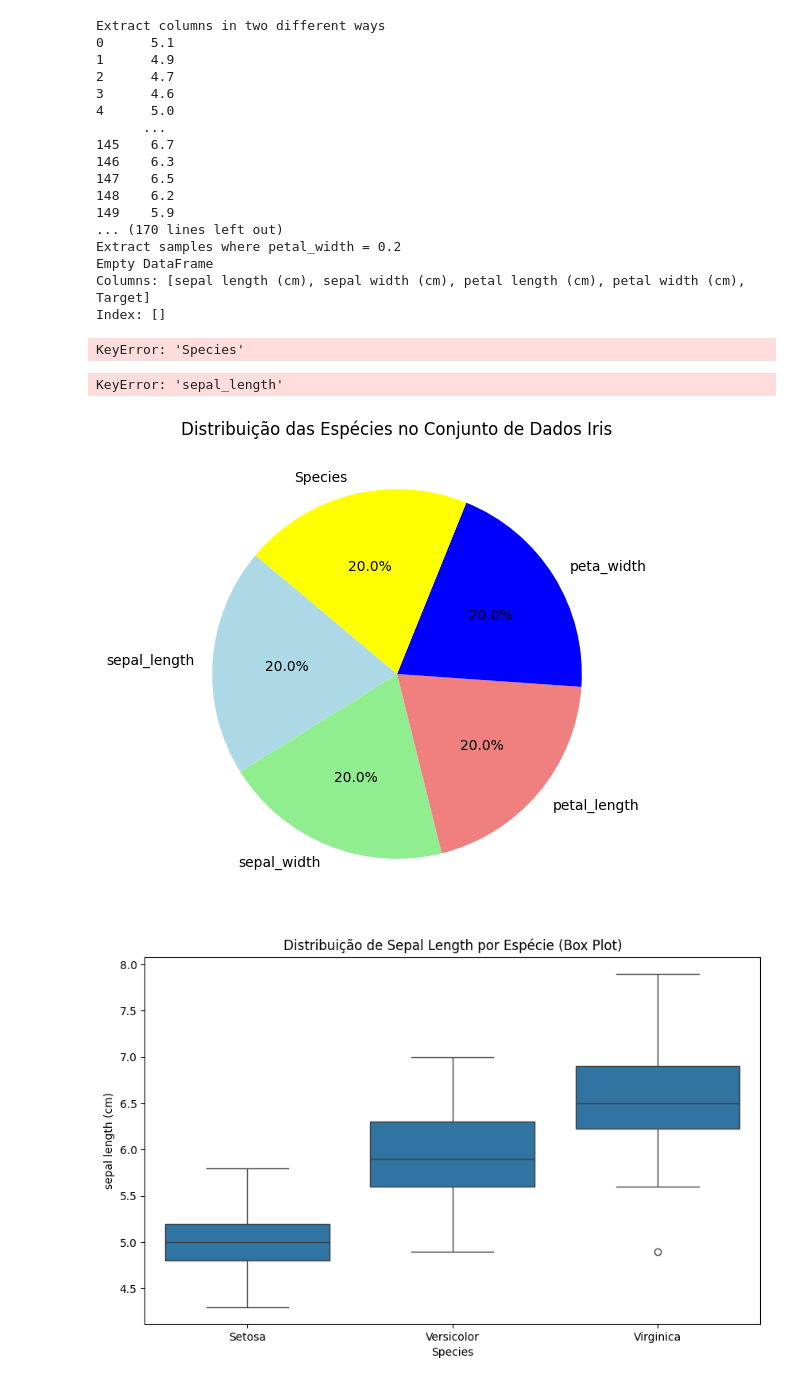
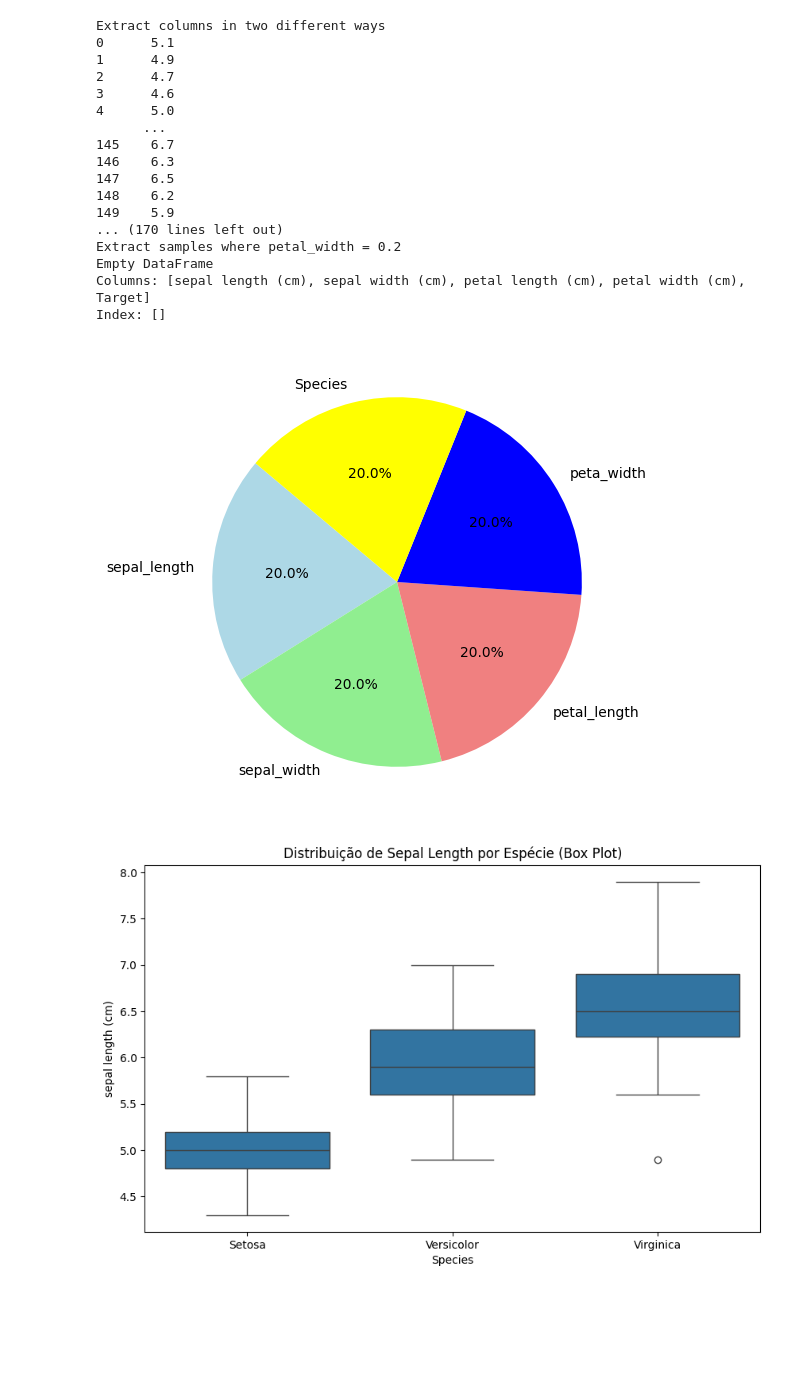
Before and after one commit to Cindy-eng/AI-Data-Engineer--Assignments, a Jupyter notebook: 11_Data_analysis_of_iris.ipynb, the cells around one changed output. Cells and saved outputs as stored; diff of their text form; code cells hidden in the pictures; blank space fills up the shorter version.

```diff
--- a/11_Data_analysis_of_iris.ipynb
+++ b/11_Data_analysis_of_iris.ipynb
@@ -135,41 +137,13 @@ Index: []
 # %%
 #Problem 6: Creation of a diagram
 import matplotlib.pyplot as plt
-import seaborn as sns
-df['Species'].value_counts().plot.pie(autopct='%1.1f%%')
+labels = ['sepal_length', 'sepal_width', 'petal_length','peta_width', 'Species']
+sizes = [50, 50, 50,50,50]
+colors = ['lightblue', 'lightgreen', 'lightcoral' ,'blue','yellow']
+plt.figure(figsize=(6, 6))
+plt.pie(sizes, labels=labels, autopct='%1.1f%%', colors=colors, startangle=140)
+plt.title("")
 plt.show()
 # %% [output]
-KeyError: 'Species'
+[figure, added]
-# %%
-from matplotlib import pyplot as plt
-import numpy as np
-
-feature = ['sepal_length', 'sepal_width', 'petal_length',
-        'peta_width', 'Species']
-
-sample_number = [df['sepal_length'].count().sum(), df['sepal_width'].count().sum(), df['petal_length'].count().sum(),df['peta_width'].count().sum(), df['Species'].count().sum()]
-
-
-# Creating plot
-fig = plt.figure(figsize=(3, 5))
-plt.pie(sample_number, labels=feature, autopct='%1.1f%%')
-
-# show plot
-plt.show()
-# %% [output]
-KeyError: 'sepal_length'
-# %%
-#Problem 6: Creation of a diagram
-import matplotlib.pyplot as plt
-
-labels = ['sepal_length', 'sepal_width', 'petal_length','peta_width', 'Species']
-sizes = [50, 50, 50,50,50]
-colors = ['lightblue', 'lightgreen', 'lightcoral' ,'blue','yellow']
-
-plt.figure(figsize=(6, 6))
-plt.pie(sizes, labels=labels, autopct='%1.1f%%', colors=colors, startangle=140)
-plt.title("Problem 6: Creation of a diagram")
-plt.show()
-# %% [output]
-[figure, removed]
 # %%
```
Also changed, not shown: parts of 2 cells of this notebook.
